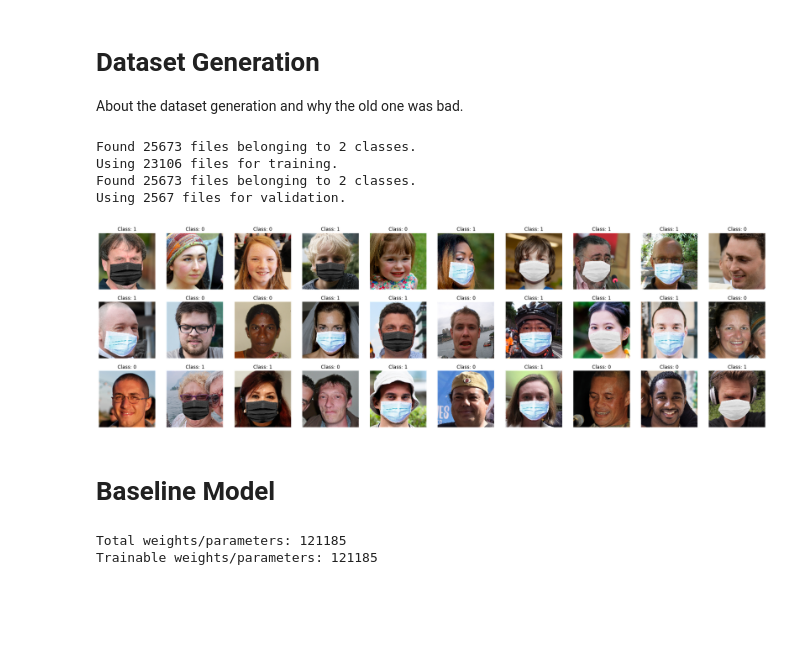
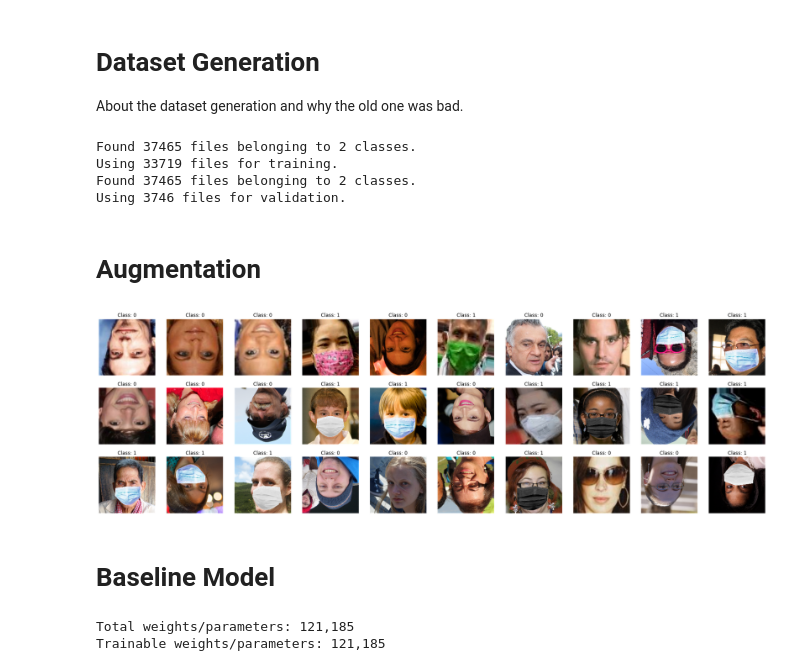
Before and after one commit to RolandSherwin/MultiplePooling-and-AutoencoderClassifierHybrid, a Jupyter notebook: 01-multiple-pooling.ipynb, the cells around one changed output. Saved outputs shown, nothing was run; the diff lists cells and outputs as text; code cells hidden in the pictures; blank space fills up the shorter version.

```diff
--- a/01-multiple-pooling.ipynb
+++ b/01-multiple-pooling.ipynb
@@ -46,47 +48,58 @@ validation_ds = keras.preprocessing.image_dataset_from_directory(DATASET_PATH,
                                                             batch_size=BATCH_SIZE,
                                                             )
 
-train_ds = train_ds.prefetch(AUTOTUNE).cache()
 # take 5 batches for test_ds, rest for validation_ds
-test_ds = validation_ds.take(5).prefetch(AUTOTUNE).cache()
-validation_ds = validation_ds.skip(5).prefetch(AUTOTUNE).cache()
+test_ds = validation_ds.take(5).cache().prefetch(AUTOTUNE)
+validation_ds = validation_ds.skip(5)
 # %% [output]
-Found 25673 files belonging to 2 classes.
-Using 23106 files for training.
-Found 25673 files belonging to 2 classes.
-Using 2567 files for validation.
+Found 37465 files belonging to 2 classes.
+Using 33719 files for training.
+Found 37465 files belonging to 2 classes.
+Using 3746 files for validation.
+# %% [markdown]
+# Augmentation
+# %%
+augmentations = keras.Sequential([
+	preprocessing.Rescaling(scale=1.0 / 255),
+	preprocessing.RandomFlip("horizontal_and_vertical", seed=SEED),
+])
+train_ds = train_ds.map(lambda x,y: (augmentations(x), y), num_parallel_calls=AUTOTUNE).cache().prefetch(AUTOTUNE)
+validation_ds = validation_ds.map(lambda x,y: (augmentations(x), y), num_parallel_calls=AUTOTUNE).cache().prefetch(AUTOTUNE)
 # %%
-def plot_image(tfds_take, model=None, row_col: List[int]=[3,6]):
+def plot_image(tfds_take, model=None, row_col: List[int]=[3,6], scaled: bool = True):
     """Plot image in a grid given a single batch of a tfds
 
     Args:
         tfds_take (tfds.take()): A single batch of tfds i.e., tfds.take(1)
         model (tf model, optional): Trained tensorflow mode, to predict the. Defaults to None.
         row_col (List[int], optional): Grid size. Defaults to [3,6].
+        scaled (bool): If the images are scaled to [0,1] rescale it back to [0,255]
     """
     fig = plt.figure(figsize=(row_col[1]*3, row_col[0]*3))
 
     for batch_img, batch_label in tfds_take:
         if model is not None:
             batch_pred = model.predict(batch_img)
             batch_pred = np.round(batch_pred, 2)
 
         for i in range(1, row_col[0]*row_col[1]+1):
             ax = fig.add_subplot(row_col[0], row_col[1], i)
-
-            ax.imshow(batch_img[i].numpy().astype("uint8"))
+            if scaled:
+                ax.imshow((batch_img[i].numpy()*255).astype("uint8"))
+            else:
+                ax.imshow(batch_img[i].numpy().astype("uint8"))
             ax.set_axis_off()
 
             if model is None:
                 plt.title("Class: " + str(batch_label[i].numpy()))
             else:
                 plt.title("True/Pred: " + str(batch_label[i].numpy()) + "/" + str(batch_pred[i][0]))
         # Process 1 batch alone if more is passed.
         break
 
 plot_image(train_ds.take(1), row_col=[3,10])
 # %% [output]
-[figure, old version]
+[figure, new version]
 # %% [markdown]
 # Baseline Model
 # %%
@@ -135,12 +144,12 @@ def weights_from_shape(shape) -> int:
     for dim in shape:
         weights *= int(dim)
     return weights
-
-total_weights, train_weights = n_weights(baseline_model)
-print(f"Total weights/parameters: {total_weights}\nTrainable weights/parameters: {train_weights}")
-# %% [output]
-Total weights/parameters: 121185
-Trainable weights/parameters: 121185
+# %%
+total_weights, train_weights = n_weights(baseline_model)
+print(f"Total weights/parameters: {total_weights:,}\nTrainable weights/parameters: {train_weights:,}")
+# %% [output]
+Total weights/parameters: 121,185
+Trainable weights/parameters: 121,185
 # %%
 baseline_model.compile(
     loss=keras.losses.BinaryCrossentropy(from_logits=False),
```
Also changed, not shown: parts of 15 cells of this notebook, 4 other files.
